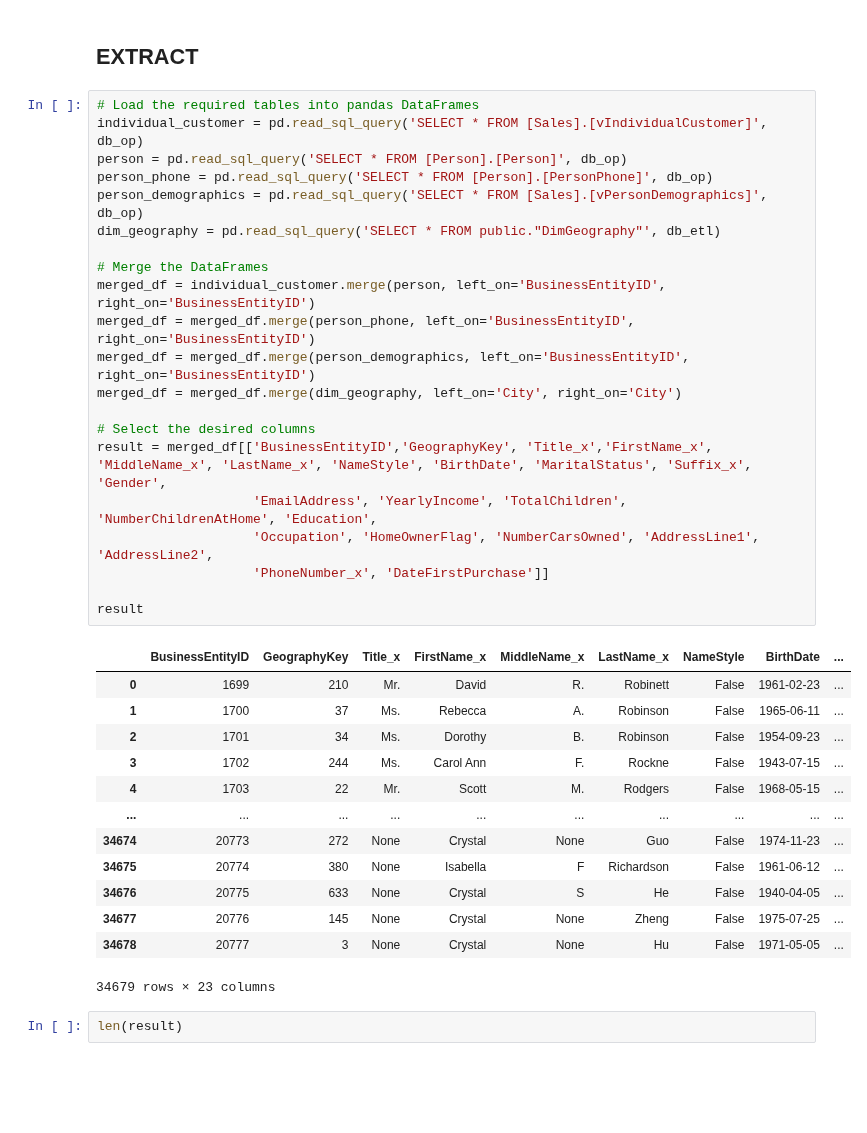
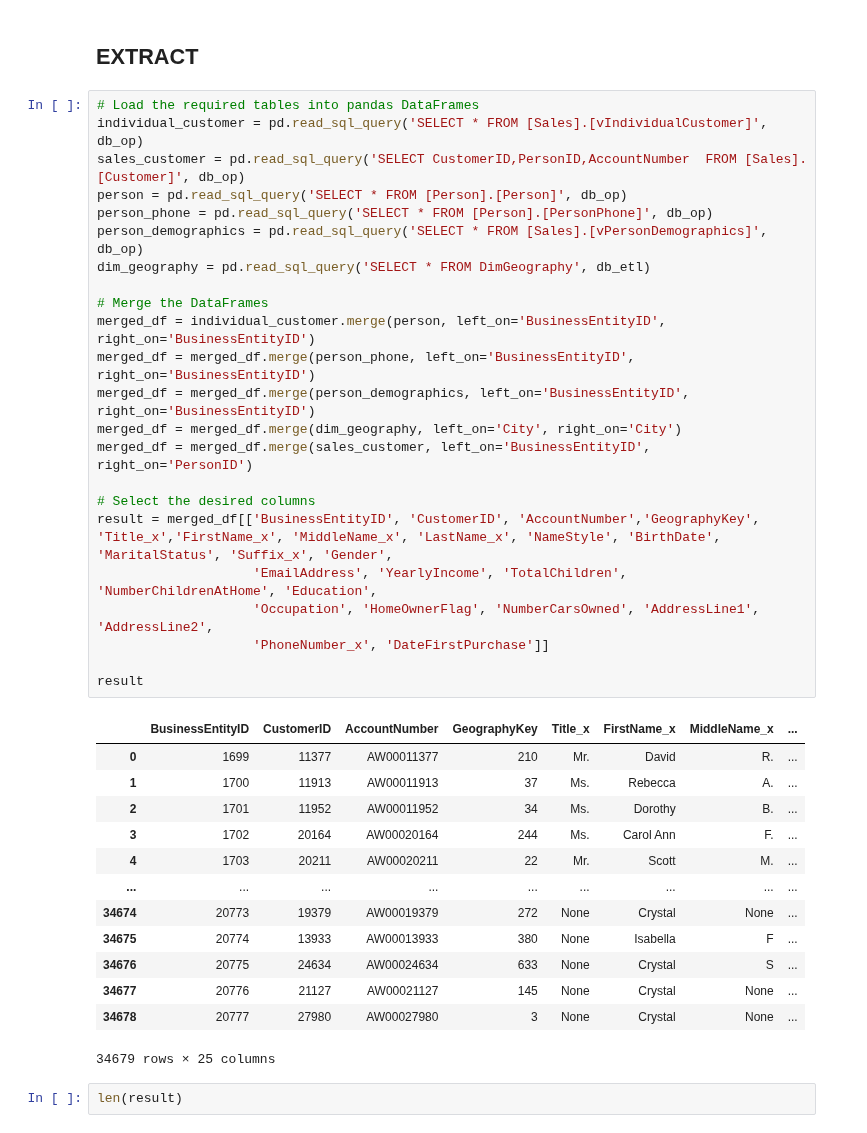
Before and after one commit to paulrojasg/data_science_part_4, a Jupyter notebook: DimCustomer.ipynb, the cells around one changed output. Saved outputs shown, nothing was run; the diff lists cells and outputs as text; blank space fills up the shorter version.

Commit message:
Fixed order and keys for DimCustomer

```diff
--- a/DimCustomer.ipynb
+++ b/DimCustomer.ipynb
@@ -10,38 +10,40 @@ db_op, db_etl = connect_databases()
 # %%
 # Load the required tables into pandas DataFrames
 individual_customer = pd.read_sql_query('SELECT * FROM [Sales].[vIndividualCustomer]', db_op)
+sales_customer = pd.read_sql_query('SELECT CustomerID,PersonID,AccountNumber  FROM [Sales].[Customer]', db_op)
 person = pd.read_sql_query('SELECT * FROM [Person].[Person]', db_op)
 person_phone = pd.read_sql_query('SELECT * FROM [Person].[PersonPhone]', db_op)
 person_demographics = pd.read_sql_query('SELECT * FROM [Sales].[vPersonDemographics]', db_op)
-dim_geography = pd.read_sql_query('SELECT * FROM public."DimGeography"', db_etl)
+dim_geography = pd.read_sql_query('SELECT * FROM DimGeography', db_etl)
 
 # Merge the DataFrames
 merged_df = individual_customer.merge(person, left_on='BusinessEntityID', right_on='BusinessEntityID')
 merged_df = merged_df.merge(person_phone, left_on='BusinessEntityID', right_on='BusinessEntityID')
 merged_df = merged_df.merge(person_demographics, left_on='BusinessEntityID', right_on='BusinessEntityID')
 merged_df = merged_df.merge(dim_geography, left_on='City', right_on='City')
+merged_df = merged_df.merge(sales_customer, left_on='BusinessEntityID', right_on='PersonID')
 
 # Select the desired columns
-result = merged_df[['BusinessEntityID','GeographyKey', 'Title_x','FirstName_x', 'MiddleName_x', 'LastName_x', 'NameStyle', 'BirthDate', 'MaritalStatus', 'Suffix_x', 'Gender',
+result = merged_df[['BusinessEntityID', 'CustomerID', 'AccountNumber','GeographyKey', 'Title_x','FirstName_x', 'MiddleName_x', 'LastName_x', 'NameStyle', 'BirthDate', 'MaritalStatus', 'Suffix_x', 'Gender',
                     'EmailAddress', 'YearlyIncome', 'TotalChildren', 'NumberChildrenAtHome', 'Education',
                     'Occupation', 'HomeOwnerFlag', 'NumberCarsOwned', 'AddressLine1', 'AddressLine2',
                     'PhoneNumber_x', 'DateFirstPurchase']]
 
 result
 # %% [output]
-|  | BusinessEntityID | GeographyKey | Title_x | FirstName_x | MiddleName_x | LastName_x | NameStyle | BirthDate | ... |
-| 0 | 1699 | 210 | Mr. | David | R. | Robinett | False | 1961-02-23 | ... |
-| 1 | 1700 | 37 | Ms. | Rebecca | A. | Robinson | False | 1965-06-11 | ... |
-| 2 | 1701 | 34 | Ms. | Dorothy | B. | Robinson | False | 1954-09-23 | ... |
-| 3 | 1702 | 244 | Ms. | Carol Ann | F. | Rockne | False | 1943-07-15 | ... |
-| 4 | 1703 | 22 | Mr. | Scott | M. | Rodgers | False | 1968-05-15 | ... |
-| ... | ... | ... | ... | ... | ... | ... | ... | ... | ... |
-| 34674 | 20773 | 272 | None | Crystal | None | Guo | False | 1974-11-23 | ... |
-| 34675 | 20774 | 380 | None | Isabella | F | Richardson | False | 1961-06-12 | ... |
-| 34676 | 20775 | 633 | None | Crystal | S | He | False | 1940-04-05 | ... |
-| 34677 | 20776 | 145 | None | Crystal | None | Zheng | False | 1975-07-25 | ... |
-| 34678 | 20777 | 3 | None | Crystal | None | Hu | False | 1971-05-05 | ... |
+|  | BusinessEntityID | CustomerID | AccountNumber | GeographyKey | Title_x | FirstName_x | MiddleName_x | ... |
+| 0 | 1699 | 11377 | AW00011377 | 210 | Mr. | David | R. | ... |
+| 1 | 1700 | 11913 | AW00011913 | 37 | Ms. | Rebecca | A. | ... |
+| 2 | 1701 | 11952 | AW00011952 | 34 | Ms. | Dorothy | B. | ... |
+| 3 | 1702 | 20164 | AW00020164 | 244 | Ms. | Carol Ann | F. | ... |
+| 4 | 1703 | 20211 | AW00020211 | 22 | Mr. | Scott | M. | ... |
+| ... | ... | ... | ... | ... | ... | ... | ... | ... |
+| 34674 | 20773 | 19379 | AW00019379 | 272 | None | Crystal | None | ... |
+| 34675 | 20774 | 13933 | AW00013933 | 380 | None | Isabella | F | ... |
+| 34676 | 20775 | 24634 | AW00024634 | 633 | None | Crystal | S | ... |
+| 34677 | 20776 | 21127 | AW00021127 | 145 | None | Crystal | None | ... |
+| 34678 | 20777 | 27980 | AW00027980 | 3 | None | Crystal | None | ... |
-34679 rows × 23 columns
+34679 rows × 25 columns
 # %%
 len(result)
 # %% [output]
```
Also changed, not shown: parts of 10 cells of this notebook.
